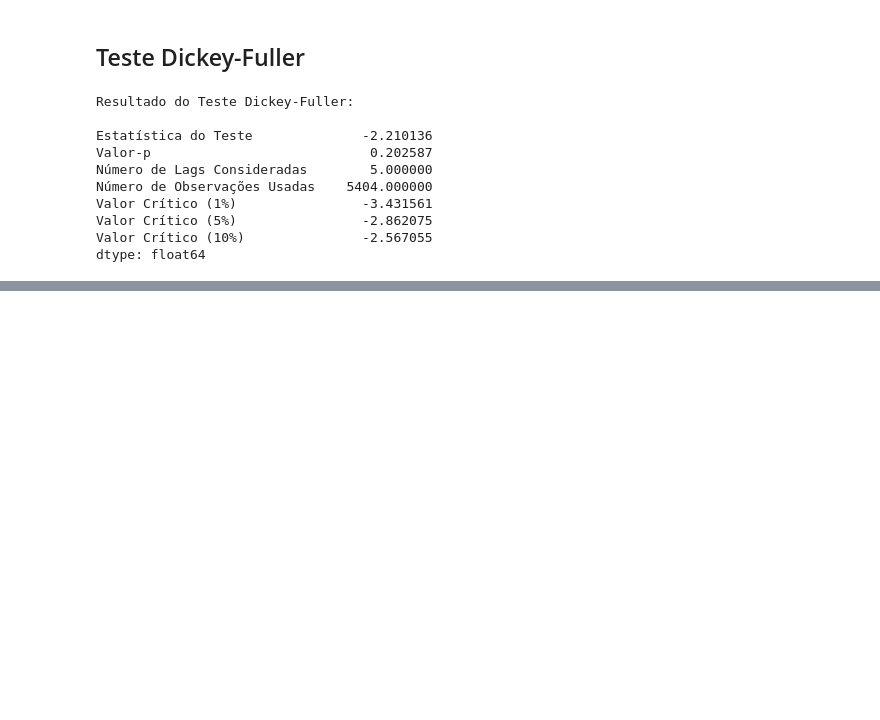
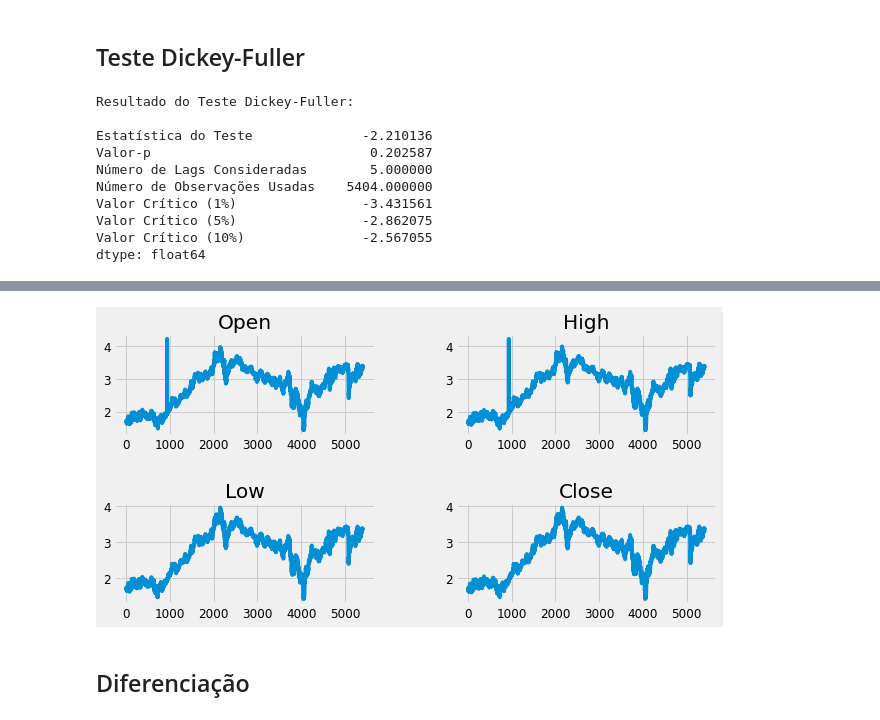
Before and after one commit to siqandressa/DSA, a Jupyter notebook: Análise e predição das ações de ibvespa - Petr4.ipynb, the cells around one changed output, grey strips where cells are left out. Drawn from its saved outputs; the diff is of its cells as text; code cells hidden in the pictures; blank space fills up the shorter version.

```diff
--- a/Análise e predição das ações de ibvespa - Petr4.ipynb
+++ b/Análise e predição das ações de ibvespa - Petr4.ipynb
@@ -329,0 +342,3 @@ dtype: float64
+# %%
+dados_open['Open_log'] = np.log(dados_open['Open'])
+dados_open.head()
@@ -329,0 +352,3 @@ dtype: float64
+# %%
+dados_low['Low_log'] = np.log(dados_low['Low'])
+dados_low.head()
@@ -329,0 +362,3 @@ dtype: float64
+# %%
+dados_high['High_log'] = np.log(dados_high['High'])
+dados_high.head()
@@ -329,0 +372,3 @@ dtype: float64
+# %%
+dados_close['Close_log'] = np.log(dados_close['Close'])
+dados_close.head()
@@ -329,0 +382,26 @@ dtype: float64
+# %%
+# Gráfico da serie transformada
+
+plt.figure(constrained_layout = True,figsize=(10,10),tight_layout=True)
+
+plt.subplot(421)
+plt.plot(dados_open['Open_log'])
+plt.title("Open")
+
+plt.subplot(423)
+plt.plot(dados_low['Low_log'])
+plt.title("Low")
+
+plt.subplot(422)
+plt.plot(dados_high['High_log'])
+plt.title("High")
+
+plt.subplot(424)
+plt.plot(dados_close['Close_log'])
+plt.title("Close")
+
+plt.show()
+# %% [output]
+[figure, added]
+# %% [markdown]
+## Diferenciação
```
Also changed, not shown: parts of 38 cells of this notebook, 1 other file.
